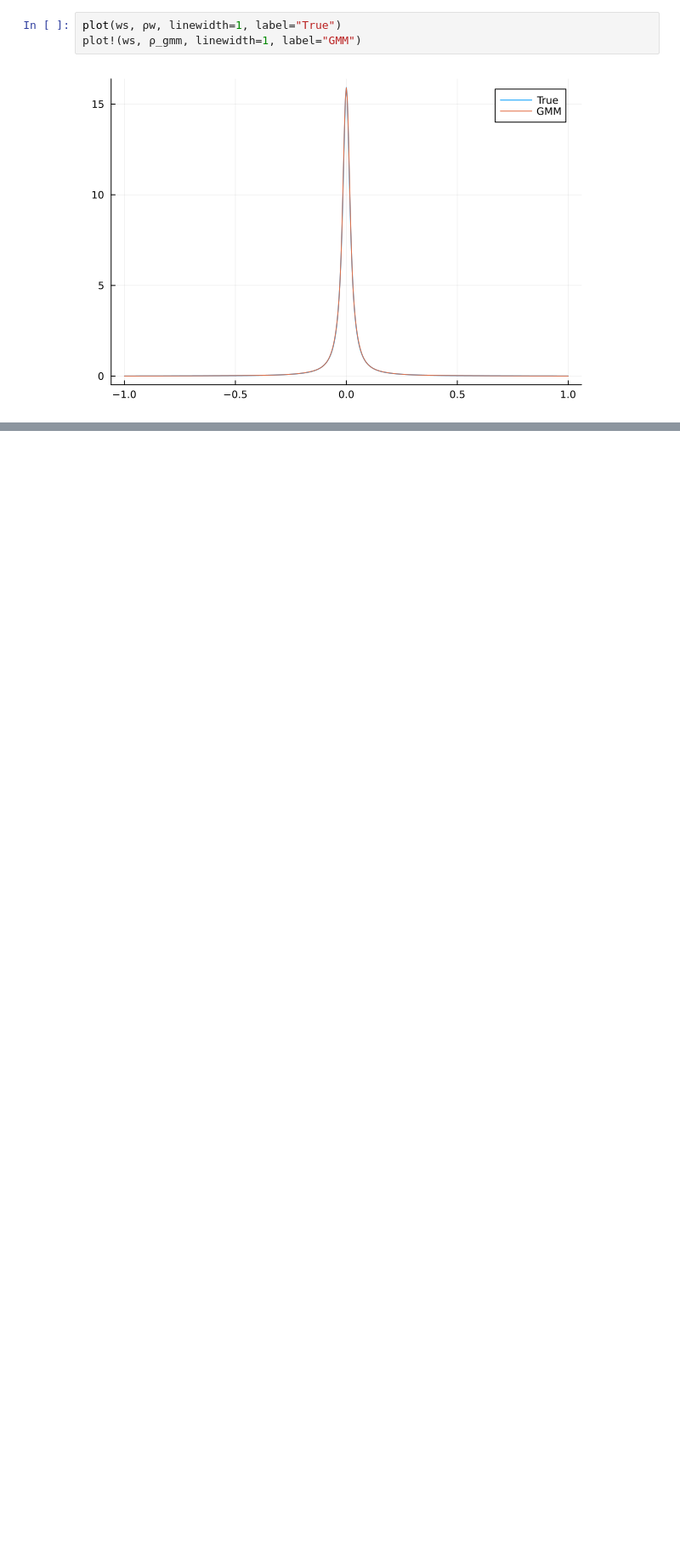
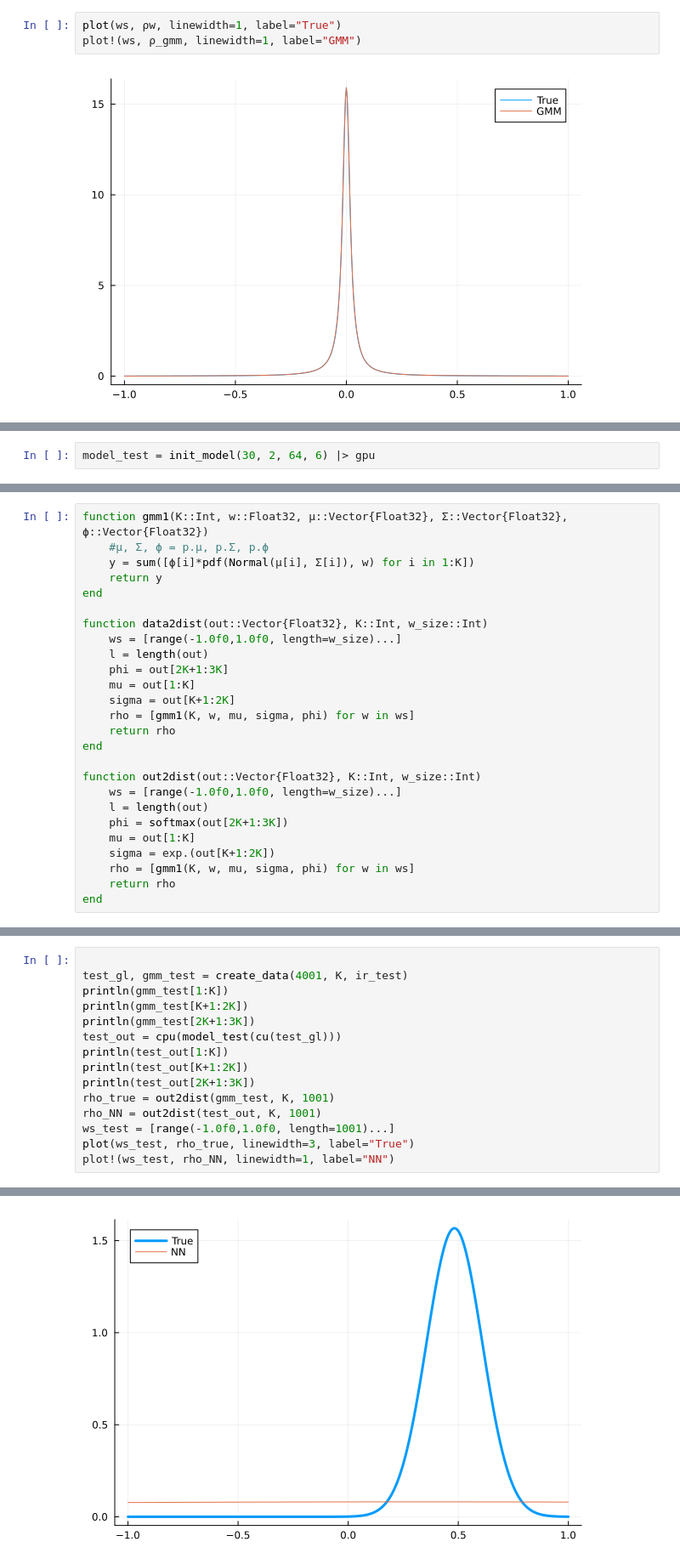
Before and after one commit to YoshihiroMichishita/julia, a Jupyter notebook: SparseIR+/EM_test.ipynb, the cells around one changed output, grey strips where cells are left out. Shown at 85% size. Drawn from its saved outputs; the diff is of its cells as text; blank space fills up the shorter version.

```diff
--- a/SparseIR+/EM_test.ipynb
+++ b/SparseIR+/EM_test.ipynb
@@ -329,0 +572,2 @@ plot!(ws, ρ_gmm, linewidth=1, label="GMM")
+# %%
+model_test = init_model(30, 2, 64, 6) |> gpu
@@ -329,0 +660,26 @@ plot!(ws, ρ_gmm, linewidth=1, label="GMM")
+# %%
+function gmm1(K::Int, w::Float32, μ::Vector{Float32}, Σ::Vector{Float32}, ϕ::Vector{Float32})
+    #μ, Σ, ϕ = p.μ, p.Σ, p.ϕ
+    y = sum([ϕ[i]*pdf(Normal(μ[i], Σ[i]), w) for i in 1:K])
+    return y
+end
+
+function data2dist(out::Vector{Float32}, K::Int, w_size::Int)
+    ws = [range(-1.0f0,1.0f0, length=w_size)...]
+    l = length(out)
+    phi = out[2K+1:3K]
+    mu = out[1:K]
+    sigma = out[K+1:2K]
+    rho = [gmm1(K, w, mu, sigma, phi) for w in ws]
+    return rho
+end
+
+function out2dist(out::Vector{Float32}, K::Int, w_size::Int)
+    ws = [range(-1.0f0,1.0f0, length=w_size)...]
+    l = length(out)
+    phi = softmax(out[2K+1:3K])
+    mu = out[1:K]
+    sigma = exp.(out[K+1:2K])
+    rho = [gmm1(K, w, mu, sigma, phi) for w in ws]
+    return rho
+end
@@ -329,0 +688,16 @@ plot!(ws, ρ_gmm, linewidth=1, label="GMM")
+# %%
+
+test_gl, gmm_test = create_data(4001, K, ir_test)
+println(gmm_test[1:K])
+println(gmm_test[K+1:2K])
+println(gmm_test[2K+1:3K])
+test_out = cpu(model_test(cu(test_gl)))
+println(test_out[1:K])
+println(test_out[K+1:2K])
+println(test_out[2K+1:3K])
+rho_true = out2dist(gmm_test, K, 1001)
+rho_NN = out2dist(test_out, K, 1001)
+ws_test = [range(-1.0f0,1.0f0, length=1001)...]
+plot(ws_test, rho_true, linewidth=3, label="True")
+plot!(ws_test, rho_NN, linewidth=1, label="NN")
+# %% [output]
@@ -329,0 +710 @@ plot!(ws, ρ_gmm, linewidth=1, label="GMM")
+[figure, added]
```
Also changed, not shown: parts of 34 cells of this notebook.
